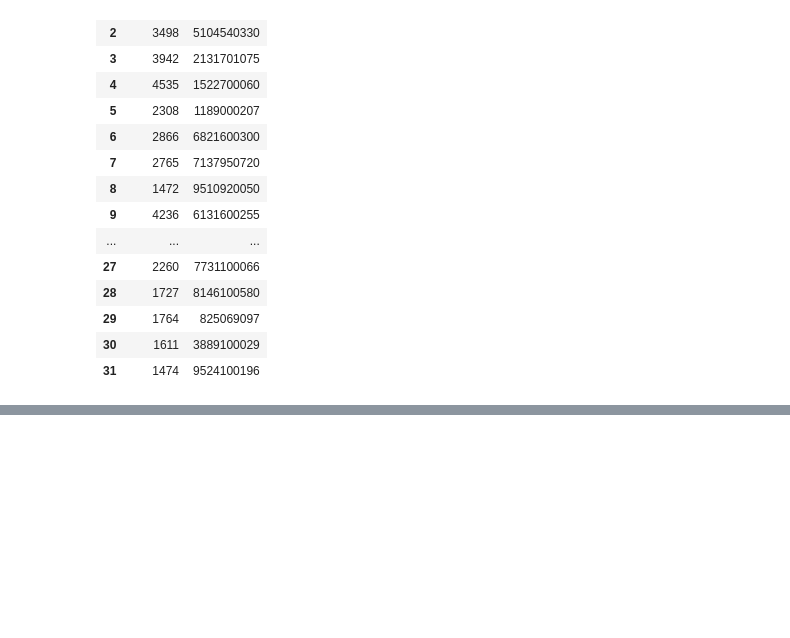
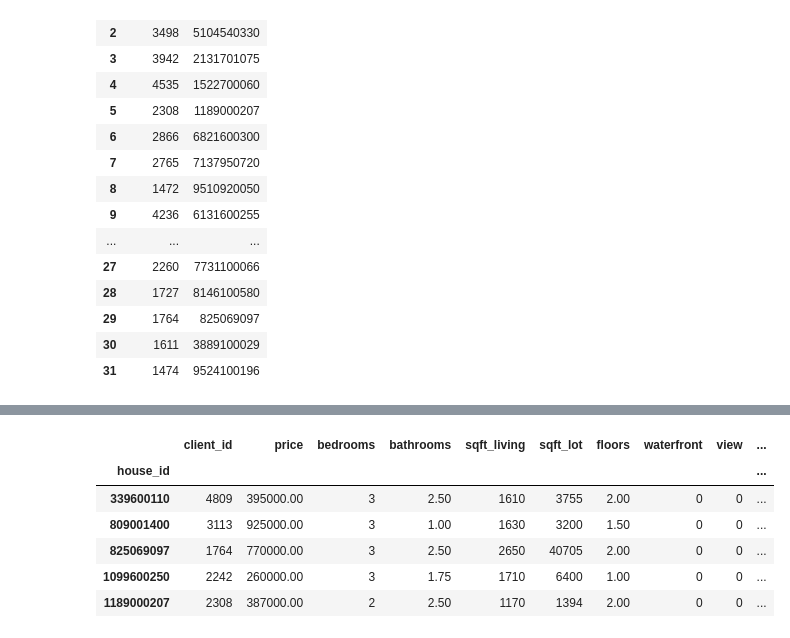
Before and after one commit to Sergey-97/ls-2, a Jupyter notebook: sem2.ipynb, the cells around one changed output, grey strips where cells are left out. Cells and saved outputs as stored; diff of their text form; code cells hidden in the pictures; blank space fills up the shorter version.

```diff
--- a/sem2.ipynb
+++ b/sem2.ipynb
@@ -315,0 +318,3 @@ clients
+# %%
+clients_house = clients.set_index('house_id')
+clients_house
@@ -315,0 +358,11 @@ clients
+# %%
+df_house_join = clients_house.join(df_house)
+df_house_join.head()
+# %% [output]
+|  | client_id | price | bedrooms | bathrooms | sqft_living | sqft_lot | floors | waterfront | view | ... |
+| house_id |  |  |  |  |  |  |  |  |  | ... |
+| 339600110 | 4809 | 395000.00 | 3 | 2.50 | 1610 | 3755 | 2.00 | 0 | 0 | ... |
+| 809001400 | 3113 | 925000.00 | 3 | 1.00 | 1630 | 3200 | 1.50 | 0 | 0 | ... |
+| 825069097 | 1764 | 770000.00 | 3 | 2.50 | 2650 | 40705 | 2.00 | 0 | 0 | ... |
+| 1099600250 | 2242 | 260000.00 | 3 | 1.75 | 1710 | 6400 | 1.00 | 0 | 0 | ... |
+| 1189000207 | 2308 | 387000.00 | 2 | 2.50 | 1170 | 1394 | 2.00 | 0 | 0 | ... |
```
Also changed, not shown: parts of 15 cells of this notebook.
